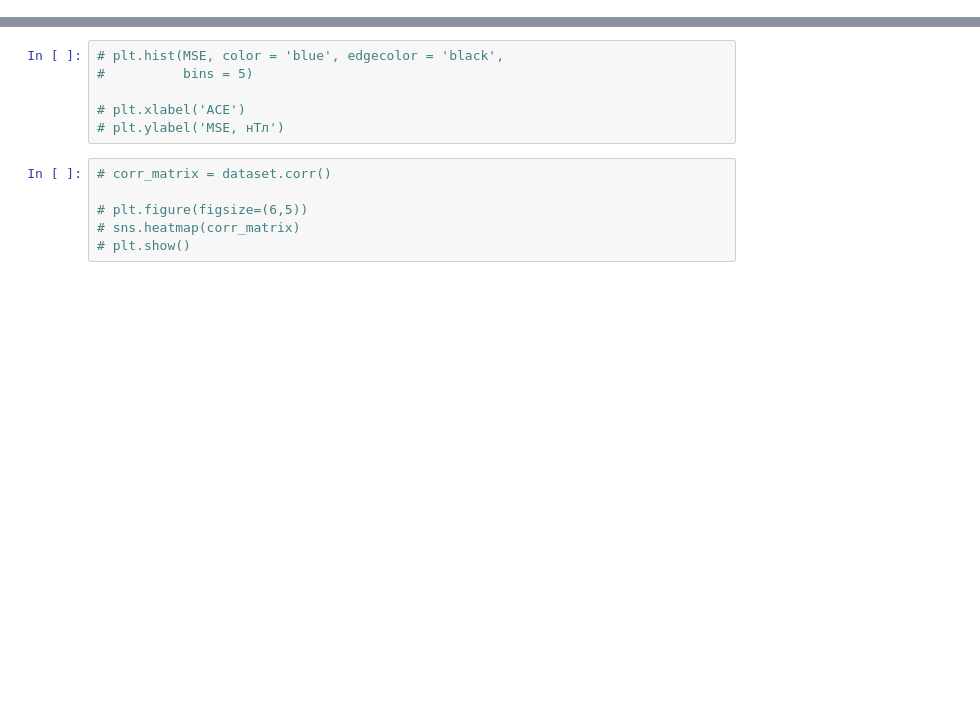
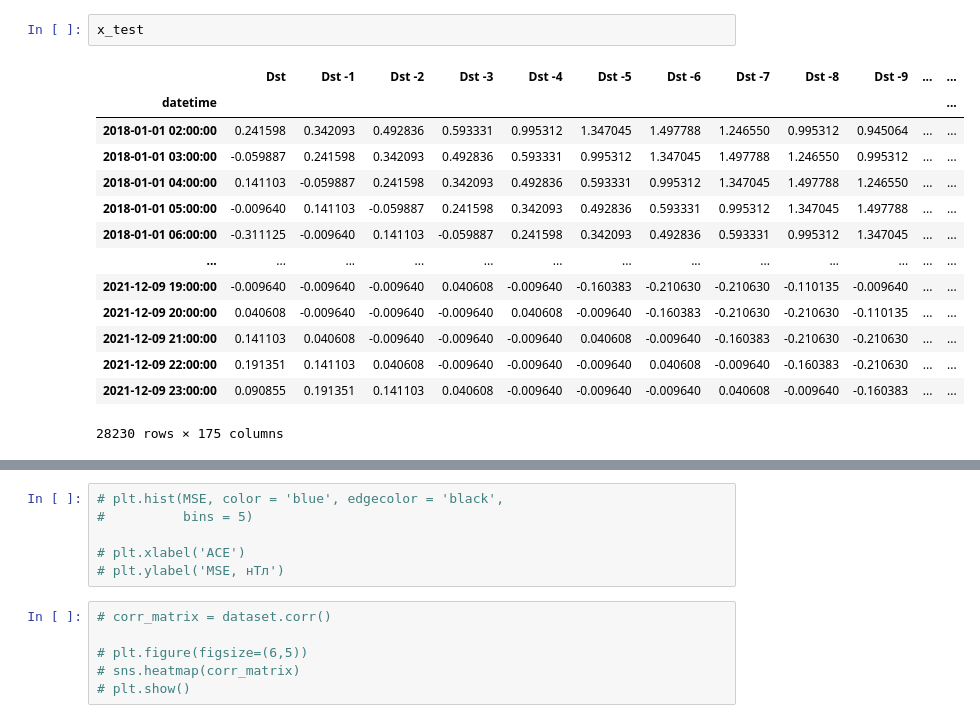
Before and after one commit to pyatikop/dst, a Jupyter notebook: code.ipynb, the cells around one changed output, grey strips where cells are left out. Saved outputs shown, nothing was run; the diff lists cells and outputs as text; blank space fills up the shorter version.

```diff
--- a/code.ipynb
+++ b/code.ipynb
@@ -167,0 +212,17 @@ dst_ACE
+# %%
+x_test
+# %% [output]
+|  | Dst | Dst -1 | Dst -2 | Dst -3 | Dst -4 | Dst -5 | Dst -6 | Dst -7 | Dst -8 | Dst -9 | ... | ... |
+| datetime |  |  |  |  |  |  |  |  |  |  |  | ... |
+| 2018-01-01 02:00:00 | 0.241598 | 0.342093 | 0.492836 | 0.593331 | 0.995312 | 1.347045 | 1.497788 | 1.246550 | 0.995312 | 0.945064 | ... | ... |
+| 2018-01-01 03:00:00 | -0.059887 | 0.241598 | 0.342093 | 0.492836 | 0.593331 | 0.995312 | 1.347045 | 1.497788 | 1.246550 | 0.995312 | ... | ... |
+| 2018-01-01 04:00:00 | 0.141103 | -0.059887 | 0.241598 | 0.342093 | 0.492836 | 0.593331 | 0.995312 | 1.347045 | 1.497788 | 1.246550 | ... | ... |
+| 2018-01-01 05:00:00 | -0.009640 | 0.141103 | -0.059887 | 0.241598 | 0.342093 | 0.492836 | 0.593331 | 0.995312 | 1.347045 | 1.497788 | ... | ... |
+| 2018-01-01 06:00:00 | -0.311125 | -0.009640 | 0.141103 | -0.059887 | 0.241598 | 0.342093 | 0.492836 | 0.593331 | 0.995312 | 1.347045 | ... | ... |
+| ... | ... | ... | ... | ... | ... | ... | ... | ... | ... | ... | ... | ... |
+| 2021-12-09 19:00:00 | -0.009640 | -0.009640 | -0.009640 | 0.040608 | -0.009640 | -0.160383 | -0.210630 | -0.210630 | -0.110135 | -0.009640 | ... | ... |
+| 2021-12-09 20:00:00 | 0.040608 | -0.009640 | -0.009640 | -0.009640 | 0.040608 | -0.009640 | -0.160383 | -0.210630 | -0.210630 | -0.110135 | ... | ... |
+| 2021-12-09 21:00:00 | 0.141103 | 0.040608 | -0.009640 | -0.009640 | -0.009640 | 0.040608 | -0.009640 | -0.160383 | -0.210630 | -0.210630 | ... | ... |
+| 2021-12-09 22:00:00 | 0.191351 | 0.141103 | 0.040608 | -0.009640 | -0.009640 | -0.009640 | 0.040608 | -0.009640 | -0.160383 | -0.210630 | ... | ... |
+| 2021-12-09 23:00:00 | 0.090855 | 0.191351 | 0.141103 | 0.040608 | -0.009640 | -0.009640 | -0.009640 | 0.040608 | -0.009640 | -0.160383 | ... | ... |
+28230 rows × 175 columns
```
Also changed, not shown: parts of 14 cells of this notebook.
